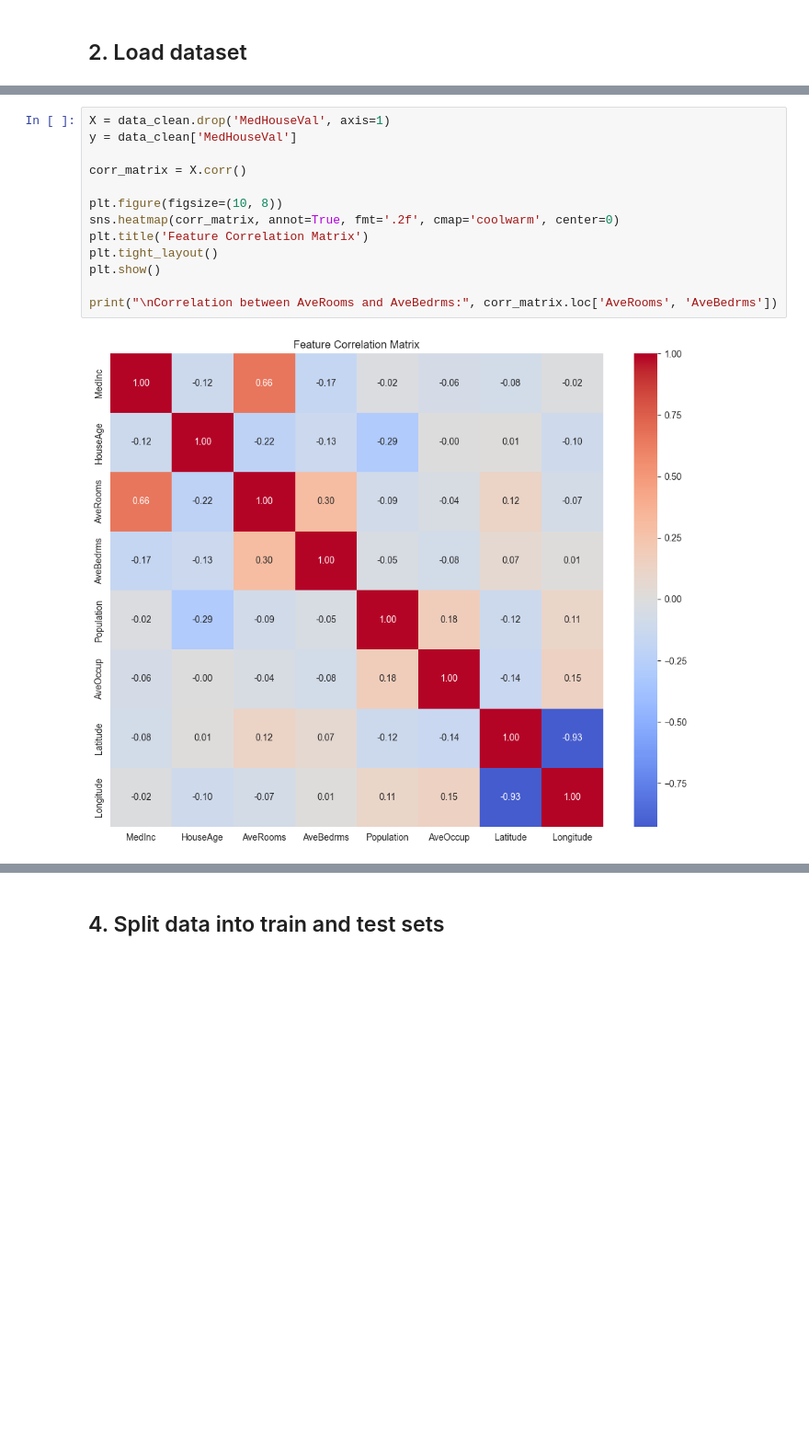
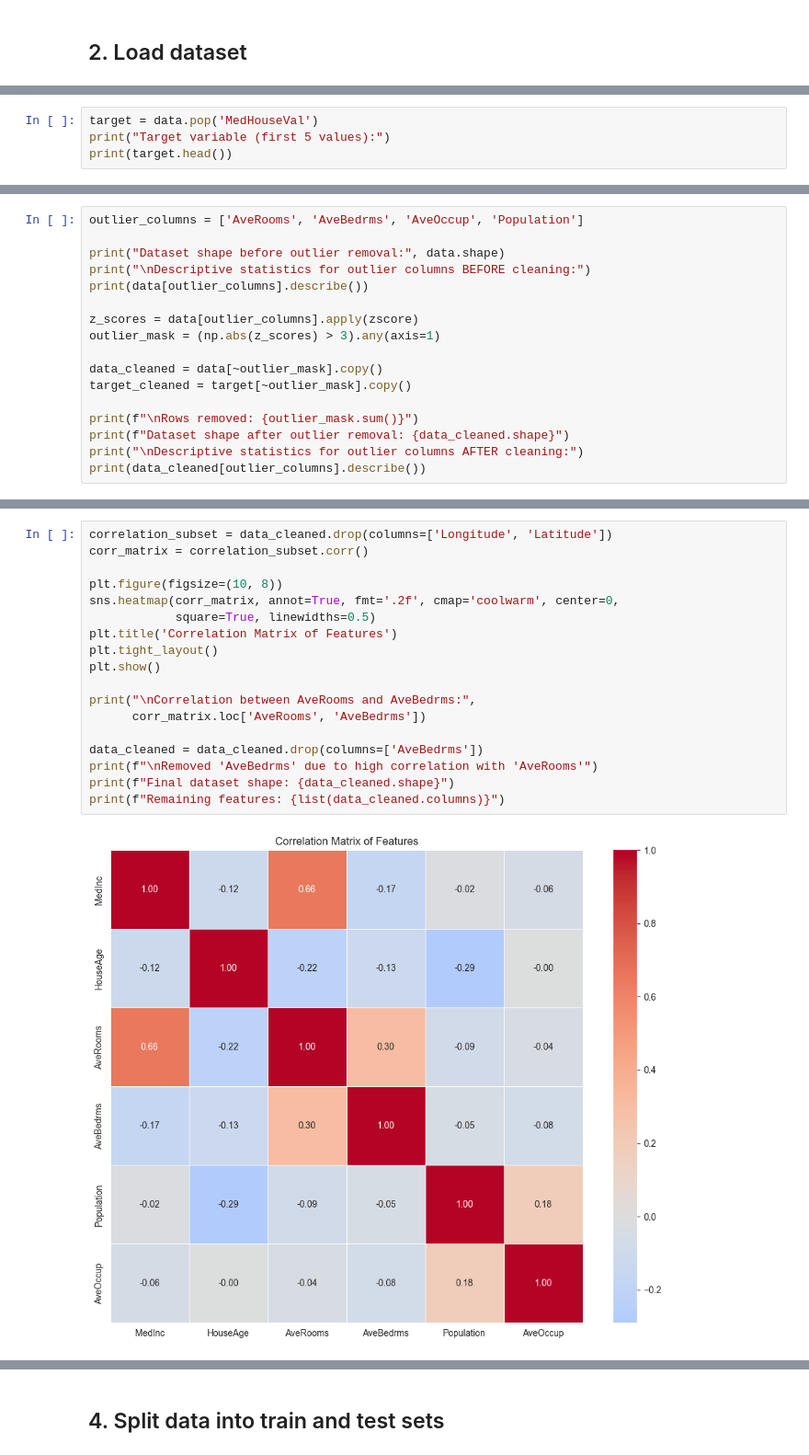
Before and after one commit to oleksii-shcherbak/ml-goit, a Jupyter notebook: ml-hw-01/california_housing_analysis.ipynb, the cells around one changed output, grey strips where cells are left out. Shown: that part at 92% size. Saved outputs shown, nothing was run; the diff lists cells and outputs as text; blank space fills up the shorter version.

```diff
--- a/ml-hw-01/california_housing_analysis.ipynb
+++ b/ml-hw-01/california_housing_analysis.ipynb
@@ -34,0 +49,4 @@ Dataset shape: (20640, 9)
+# %%
+target = data.pop('MedHouseVal')
+print("Target variable (first 5 values):")
+print(target.head())
@@ -52,0 +63,17 @@ Clean dataset size: 20135
+# %%
+outlier_columns = ['AveRooms', 'AveBedrms', 'AveOccup', 'Population']
+
+print("Dataset shape before outlier removal:", data.shape)
+print("\nDescriptive statistics for outlier columns BEFORE cleaning:")
+print(data[outlier_columns].describe())
+
+z_scores = data[outlier_columns].apply(zscore)
+outlier_mask = (np.abs(z_scores) > 3).any(axis=1)
+
+data_cleaned = data[~outlier_mask].copy()
+target_cleaned = target[~outlier_mask].copy()
+
+print(f"\nRows removed: {outlier_mask.sum()}")
+print(f"Dataset shape after outlier removal: {data_cleaned.shape}")
+print("\nDescriptive statistics for outlier columns AFTER cleaning:")
+print(data_cleaned[outlier_columns].describe())
@@ -55,16 +100,21 @@ Clean dataset size: 20135
 # %%
-X = data_clean.drop('MedHouseVal', axis=1)
-y = data_clean['MedHouseVal']
-
-corr_matrix = X.corr()
+correlation_subset = data_cleaned.drop(columns=['Longitude', 'Latitude'])
+corr_matrix = correlation_subset.corr()
 
 plt.figure(figsize=(10, 8))
-sns.heatmap(corr_matrix, annot=True, fmt='.2f', cmap='coolwarm', center=0)
-plt.title('Feature Correlation Matrix')
+sns.heatmap(corr_matrix, annot=True, fmt='.2f', cmap='coolwarm', center=0,
+            square=True, linewidths=0.5)
+plt.title('Correlation Matrix of Features')
 plt.tight_layout()
 plt.show()
 
-print("\nCorrelation between AveRooms and AveBedrms:", corr_matrix.loc['AveRooms', 'AveBedrms'])
+print("\nCorrelation between AveRooms and AveBedrms:",
+      corr_matrix.loc['AveRooms', 'AveBedrms'])
+
+data_cleaned = data_cleaned.drop(columns=['AveBedrms'])
+print(f"\nRemoved 'AveBedrms' due to high correlation with 'AveRooms'")
+print(f"Final dataset shape: {data_cleaned.shape}")
+print(f"Remaining features: {list(data_cleaned.columns)}")
 # %% [output]
-[figure, old version]
+[figure, new version]
 Correlation between AveRooms and AveBedrms: 0.30009510381942556
```
Also changed, not shown: parts of 28 cells of this notebook.
